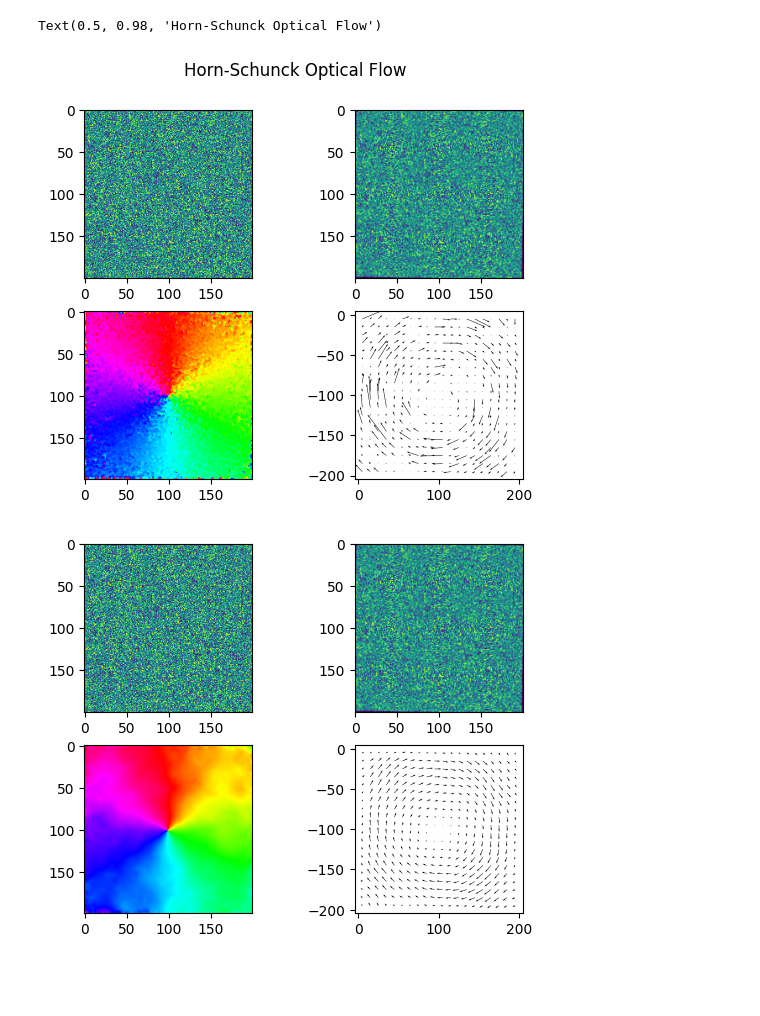
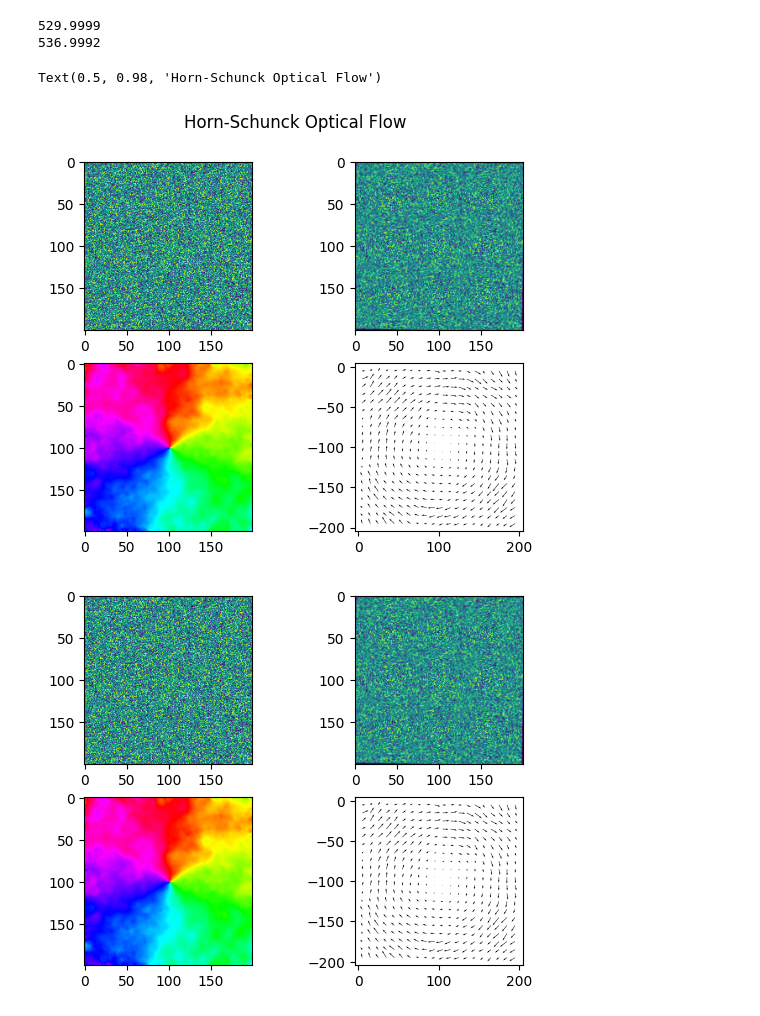
Before and after one commit to gregorzadnik/nmrv-exercise1, a Jupyter notebook: nb.ipynb, the cells around one changed output. Drawn from its saved outputs; the diff is of its cells as text; code cells hidden in the pictures; blank space fills up the shorter version.

```diff
--- a/nb.ipynb
+++ b/nb.ipynb
@@ -33,10 +33,14 @@ def lucaskanade(im1, im2, N):
 import numpy as np
 from ex1_utils import *
 from scipy import signal
+from lucas_kanade import lucaskanade
 
-def hornschunck(im1, im2, n_iters, lmbd):
+def hornschunck(im1, im2, n_iters, lmbd, use_lk=False):
     u = np.zeros(im1.shape)
     v = np.zeros(im1.shape)
+
+    if(use_lk):
+        u, v = lucaskanade(im1, im2, 3)
 
     im1 = gausssmooth(im1, 1)/255
     im2 = gausssmooth(im2, 1)/255
@@ -50,6 +54,7 @@ def hornschunck(im1, im2, n_iters, lmbd):
 
     D = lmbd + Dx*Dx + Dy*Dy
     for i in range(n_iters):
+        u_similarity =
         ua = signal.convolve2d(u, ld, mode='same')
         va = signal.convolve2d(v, ld, mode='same')
 
@@ -61,29 +66,40 @@ def hornschunck(im1, im2, n_iters, lmbd):
     return u, v
 # %%
 import numpy as np
+import time
 import matplotlib.pyplot as plt
 from ex1_utils import rotate_image , show_flow
 im1 = np.random.rand(200, 200).astype(np.float32)
 im2 = im1.copy()
 im2 = rotate_image(im2, -1)
 
-U_lk, V_lk = lucaskanade(im1, im2, 3)
-U_lk2, V_lk2 = hornschunck(im1, im2, 600, 0.3)
+before_hs = time.time_ns()
+U_lk, V_lk = hornschunck(im1, im2, 200, 0.3)
+after_hs = time.time_ns()
+U_lk2, V_lk2 = hornschunck(im1, im2, 200, 0.3, use_lk=True)
+after_hs2 = time.time_ns()
+first = (after_hs - before_hs) / 1000000
+second = (after_hs2 - after_hs) / 1000000
+print(first)
+print(second)
+#U_lk2, V_lk2 = hornschunck(im1, im2, 600, 0.3)
 
 fig1, ((ax1_11, ax1_12), (ax1_21, ax1_22)) = plt.subplots(2,2)
 ax1_11.imshow(im1)
 ax1_12.imshow(im2)
 show_flow(U_lk, V_lk, ax1_21, type='angle')
 show_flow(U_lk, V_lk, ax1_22, type='field', set_aspect=True)
 fig1.suptitle('Lucas-Kanade Optical Flow')
 
 fig2, ((ax2_11, ax2_12), (ax2_21, ax2_22)) = plt.subplots(2,2)
 ax2_11.imshow(im1)
 ax2_12.imshow(im2)
 show_flow(U_lk2, V_lk2, ax2_21, type='angle')
 show_flow(U_lk2, V_lk2, ax2_22, type='field', set_aspect=True)
 fig1.suptitle('Horn-Schunck Optical Flow')
 # %% [output]
-Text(0.5, 0.98, 'Horn-Schunck Optical Flow')
+529.9999
+536.9992
+Text(0.5, 0.98, 'Horn-Schunck Optical Flow')
-[figure, old version]
+[figure, new version]
-[figure, old version]
+[figure, new version]
```
Also changed, not shown: 1 other file.
